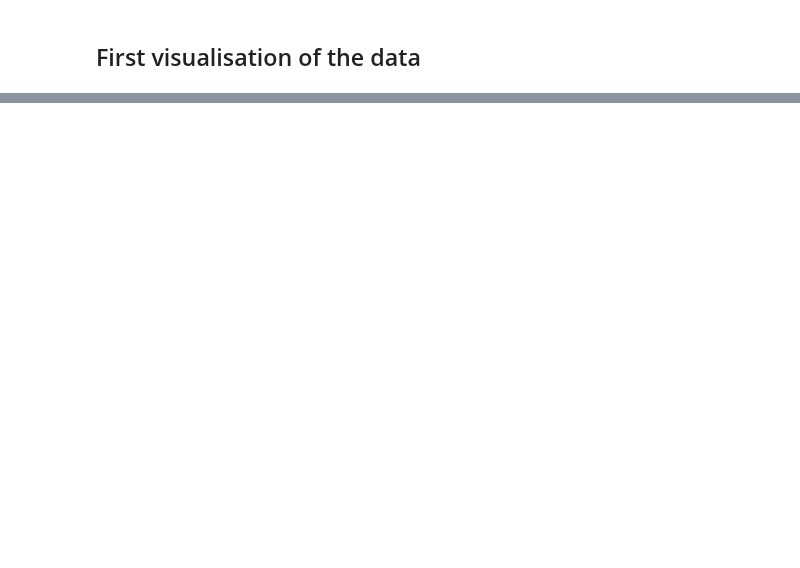
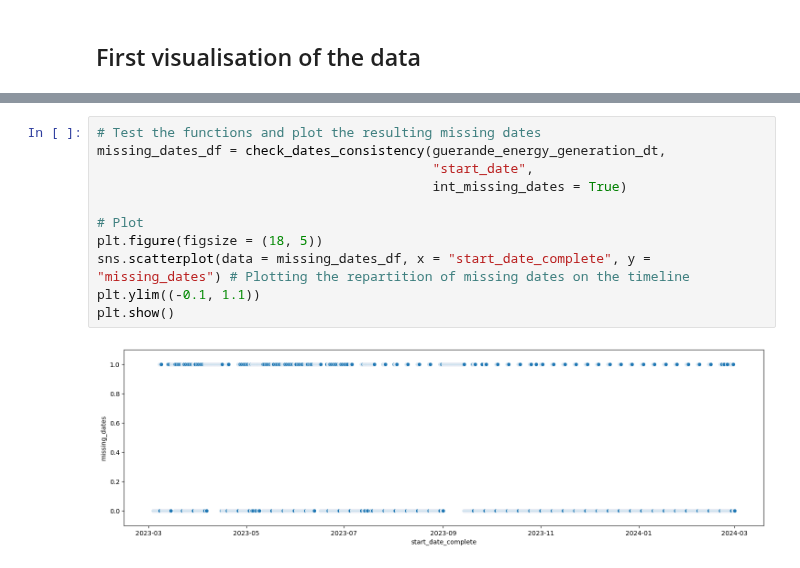
Before and after one commit to DridrM/renewable-energy-forecast, a Jupyter notebook: notebooks/preprocessing_exploration/preprocessing.ipynb, the cells around one changed output, grey strips where cells are left out. Drawn from its saved outputs; the diff is of its cells as text; blank space fills up the shorter version.

```diff
--- a/notebooks/preprocessing_exploration/preprocessing.ipynb
+++ b/notebooks/preprocessing_exploration/preprocessing.ipynb
@@ -180,0 +293,13 @@ plt.show()
+# %%
+# Test the functions and plot the resulting missing dates
+missing_dates_df = check_dates_consistency(guerande_energy_generation_dt,
+                                           "start_date",
+                                           int_missing_dates = True)
+
+# Plot
+plt.figure(figsize = (18, 5))
+sns.scatterplot(data = missing_dates_df, x = "start_date_complete", y = "missing_dates") # Plotting the repartition of missing dates on the timeline
+plt.ylim((-0.1, 1.1))
+plt.show()
+# %% [output]
+[figure, added]
```
Also changed, not shown: parts of 16 cells of this notebook, 1 other file.
